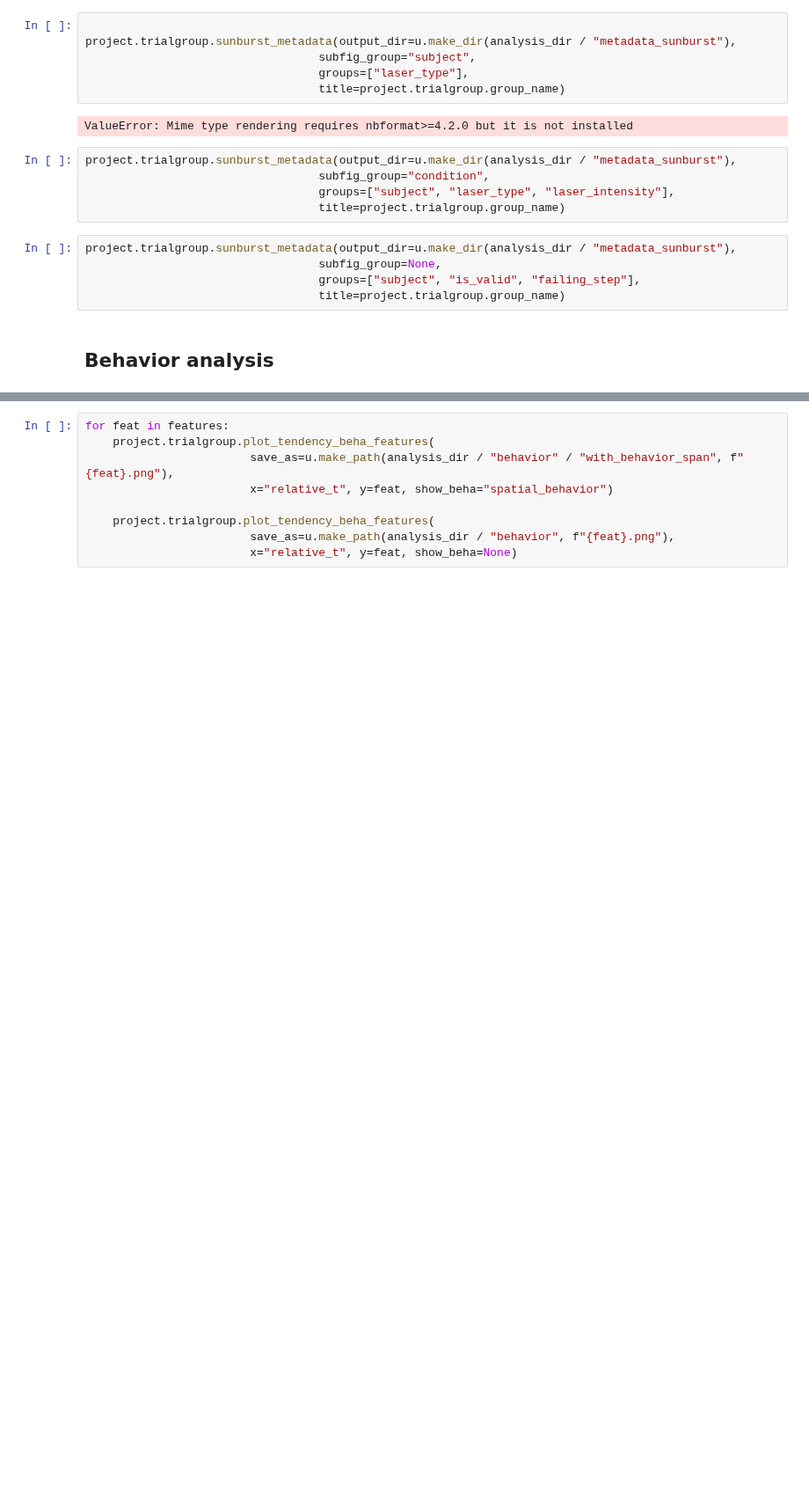
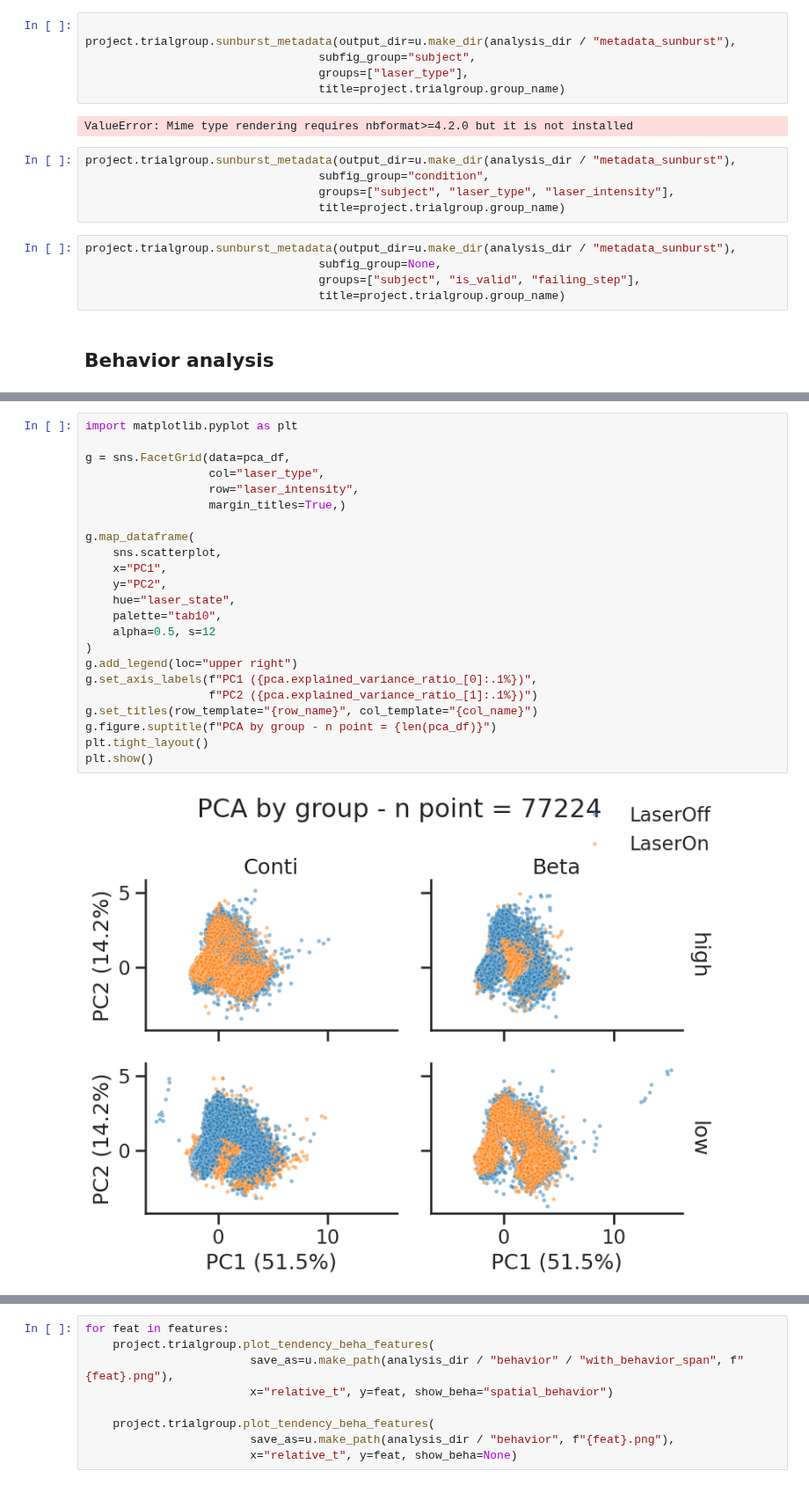
Before and after one commit to Poemiti/IMN_Kinematics, a Jupyter notebook: analysis.ipynb, the cells around one changed output, grey strips where cells are left out. Shown at 88% size. Cells and saved outputs as stored; diff of their text form; blank space fills up the shorter version.

```diff
--- a/analysis.ipynb
+++ b/analysis.ipynb
@@ -207,0 +349,25 @@ Index(['x', 'y', 't', 'area', 'centroid_direction', 'centroid_velocity',
+# %%
+import matplotlib.pyplot as plt
+
+g = sns.FacetGrid(data=pca_df,
+                  col="laser_type",
+                  row="laser_intensity",
+                  margin_titles=True,)
+
+g.map_dataframe(
+    sns.scatterplot,
+    x="PC1",
+    y="PC2",
+    hue="laser_state",
+    palette="tab10",
+    alpha=0.5, s=12
+)
+g.add_legend(loc="upper right")
+g.set_axis_labels(f"PC1 ({pca.explained_variance_ratio_[0]:.1%})",
+                  f"PC2 ({pca.explained_variance_ratio_[1]:.1%})")
+g.set_titles(row_template="{row_name}", col_template="{col_name}")
+g.figure.suptitle(f"PCA by group - n point = {len(pca_df)}")
+plt.tight_layout()
+plt.show()
+# %% [output]
+[figure, added]
```
Also changed, not shown: parts of 22 cells of this notebook.
